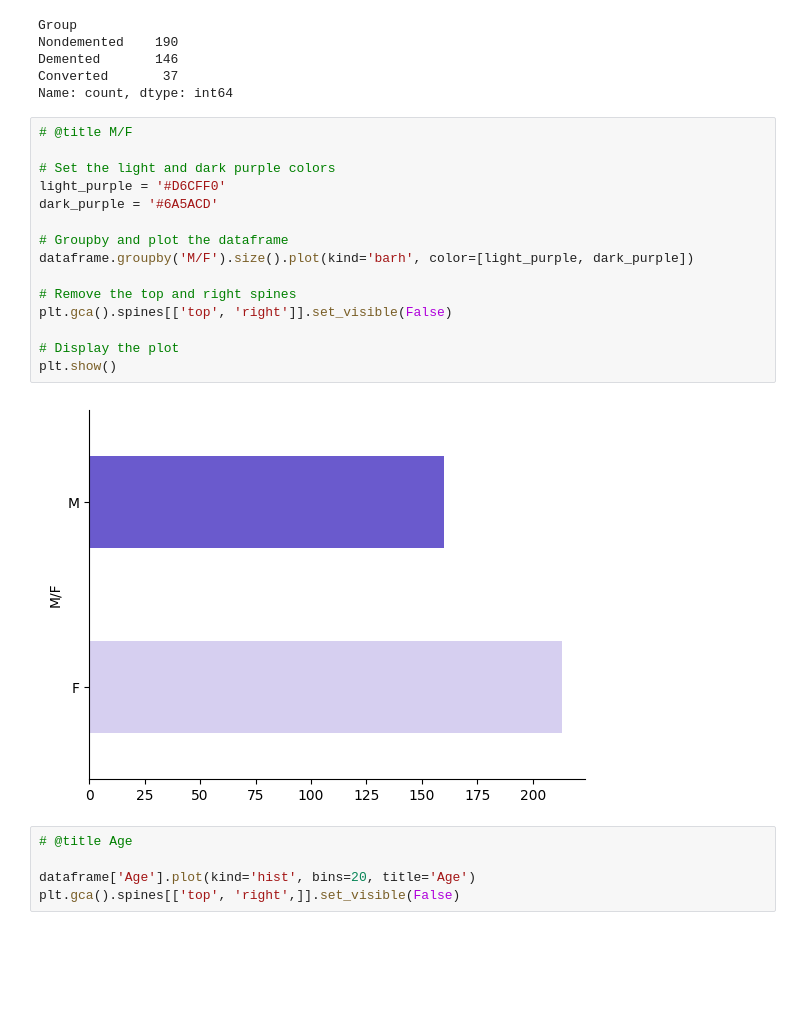
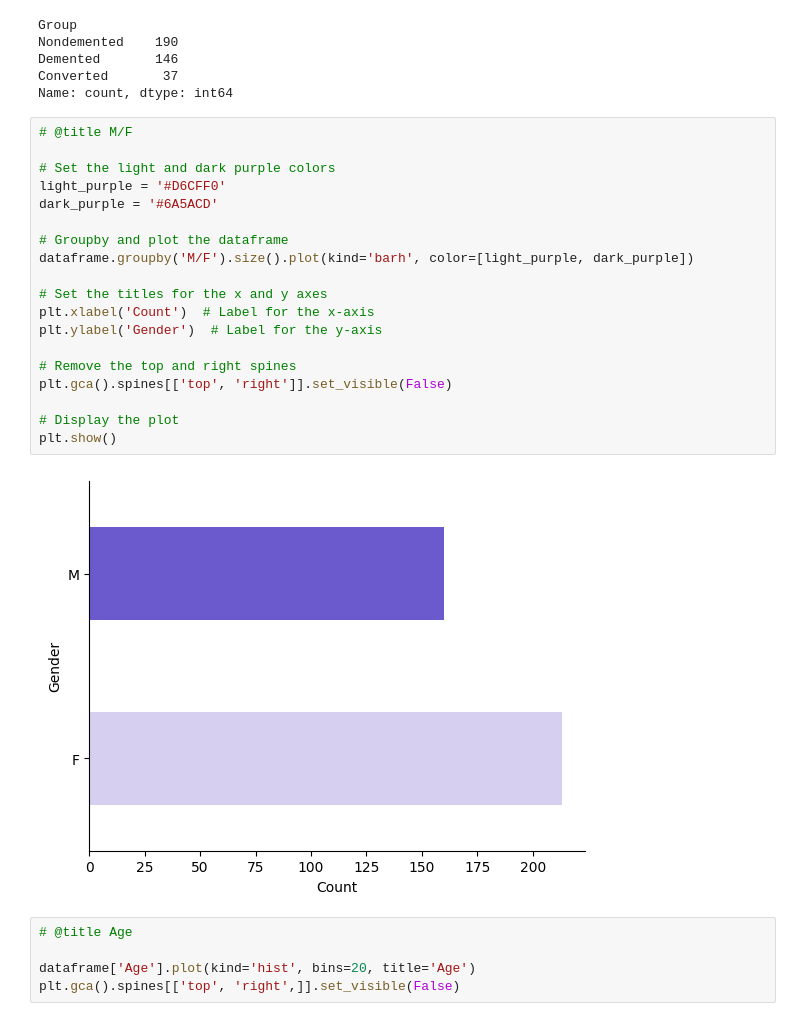
Before and after one commit to 442203479/SE-proj, a Jupyter notebook: AlzheimerPredictor.ipynb, the cells around one changed output. Drawn from its saved outputs; the diff is of its cells as text; blank space fills up the shorter version.

```diff
--- a/AlzheimerPredictor.ipynb
+++ b/AlzheimerPredictor.ipynb
@@ -131,20 +134,24 @@ Name: count, dtype: int64
 # %%
 # @title M/F
 
 # Set the light and dark purple colors
 light_purple = '#D6CFF0'
 dark_purple = '#6A5ACD'
 
 # Groupby and plot the dataframe
 dataframe.groupby('M/F').size().plot(kind='barh', color=[light_purple, dark_purple])
 
+# Set the titles for the x and y axes
+plt.xlabel('Count')  # Label for the x-axis
+plt.ylabel('Gender')  # Label for the y-axis
+
 # Remove the top and right spines
 plt.gca().spines[['top', 'right']].set_visible(False)
 
 # Display the plot
 plt.show()
 # %% [output]
-[figure, old version]
+[figure, new version]
 # %%
 # @title Age
 
```
Also changed, not shown: parts of 31 cells of this notebook.
